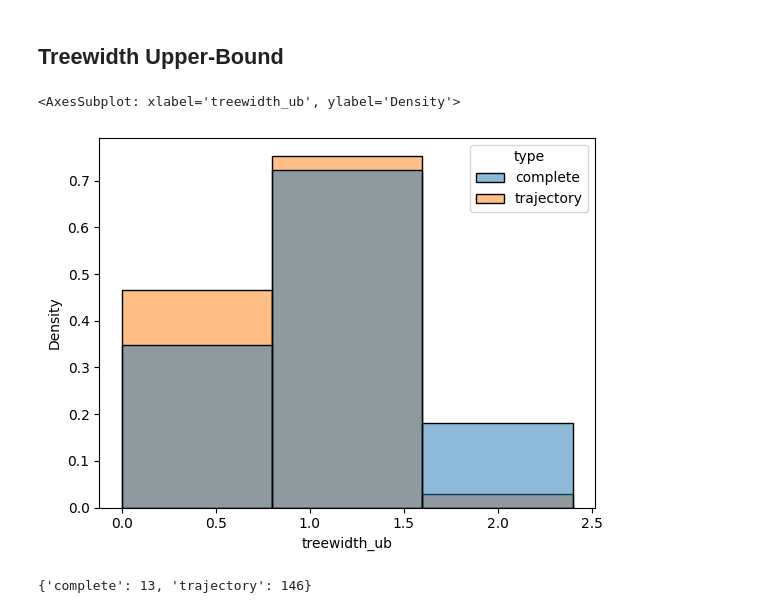
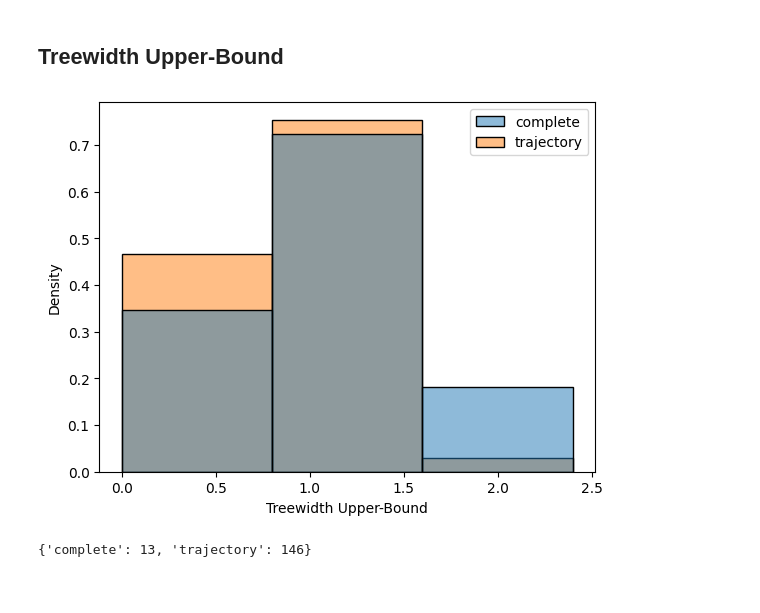
Before and after one commit to MIT-SPARK/Hydra-GNN, a Jupyter notebook: data_analysis/rooms.ipynb, the cells around one changed output. Saved outputs shown, nothing was run; the diff lists cells and outputs as text; code cells hidden in the pictures.

```diff
--- a/data_analysis/rooms.ipynb
+++ b/data_analysis/rooms.ipynb
@@ -58,7 +58,8 @@ sns.histplot(x='is_disconnected', data=df, hue='type', binwidth=0.8, common_norm
 # %% [markdown]
 ## Treewidth Upper-Bound
 # %%
-sns.histplot(x='treewidth_ub', data=df, hue='type', binwidth=0.8, common_norm=False, stat='density')
+sns_plot = sns.histplot(x='treewidth_ub', data=df, hue='type', binwidth=0.8, common_norm=False, stat='density')
+sns_plot.set(xlabel='Treewidth Upper-Bound')
+sns_plot.legend_.set_title('')
 # %% [output]
-<AxesSubplot: xlabel='treewidth_ub', ylabel='Density'>
-[figure, old version]
+[figure, new version]
```
Also changed, not shown: parts of 1 cell of this notebook, 2 other files.
